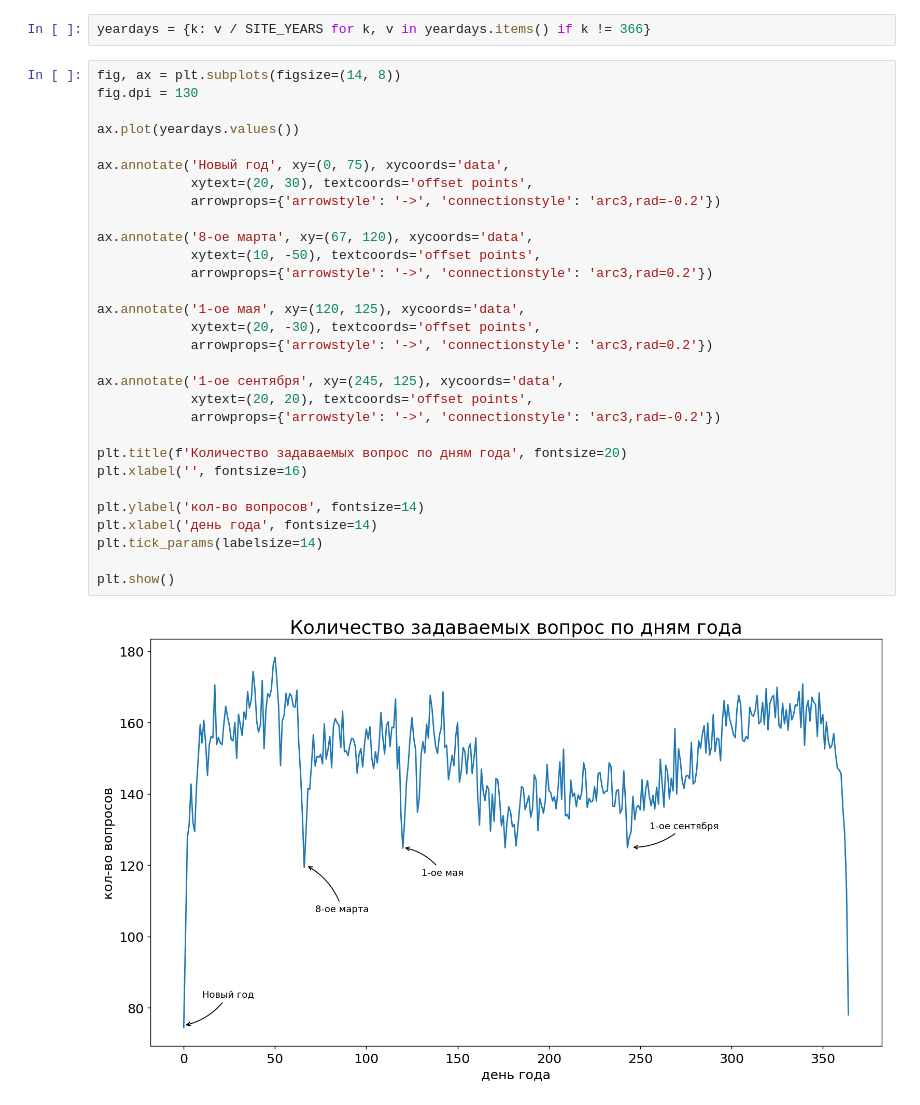
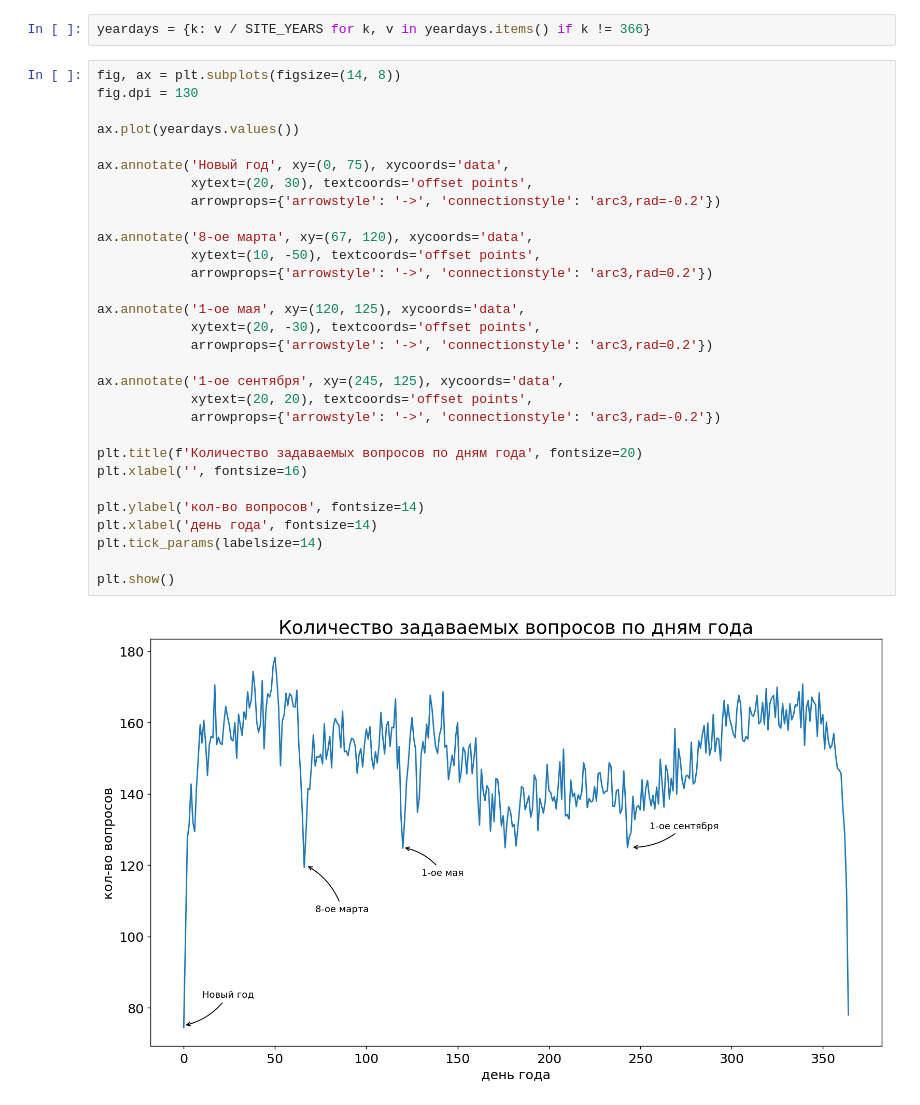
Before and after one commit to wchistow/ruSO-visual, a Jupyter notebook: src/questions.ipynb, the cells around one changed output. Drawn from its saved outputs; the diff is of its cells as text.

```diff
--- a/src/questions.ipynb
+++ b/src/questions.ipynb
@@ -111,32 +111,32 @@ yeardays = {k: v / SITE_YEARS for k, v in yeardays.items() if k != 366}
 # %%
 fig, ax = plt.subplots(figsize=(14, 8))
 fig.dpi = 130
 
 ax.plot(yeardays.values())
 
 ax.annotate('Новый год', xy=(0, 75), xycoords='data',
             xytext=(20, 30), textcoords='offset points',
             arrowprops={'arrowstyle': '->', 'connectionstyle': 'arc3,rad=-0.2'})
 
 ax.annotate('8-ое марта', xy=(67, 120), xycoords='data',
             xytext=(10, -50), textcoords='offset points',
             arrowprops={'arrowstyle': '->', 'connectionstyle': 'arc3,rad=0.2'})
 
 ax.annotate('1-ое мая', xy=(120, 125), xycoords='data',
             xytext=(20, -30), textcoords='offset points',
             arrowprops={'arrowstyle': '->', 'connectionstyle': 'arc3,rad=0.2'})
 
 ax.annotate('1-ое сентября', xy=(245, 125), xycoords='data',
             xytext=(20, 20), textcoords='offset points',
             arrowprops={'arrowstyle': '->', 'connectionstyle': 'arc3,rad=-0.2'})
 
-plt.title(f'Количество задаваемых вопрос по дням года', fontsize=20)
+plt.title(f'Количество задаваемых вопросов по дням года', fontsize=20)
 plt.xlabel('', fontsize=16)
 
 plt.ylabel('кол-во вопросов', fontsize=14)
 plt.xlabel('день года', fontsize=14)
 plt.tick_params(labelsize=14)
 
 plt.show()
 # %% [output]
-[figure, old version]
+[figure, new version]
```
Also changed, not shown: parts of 2 cells of this notebook, 3 other files.
